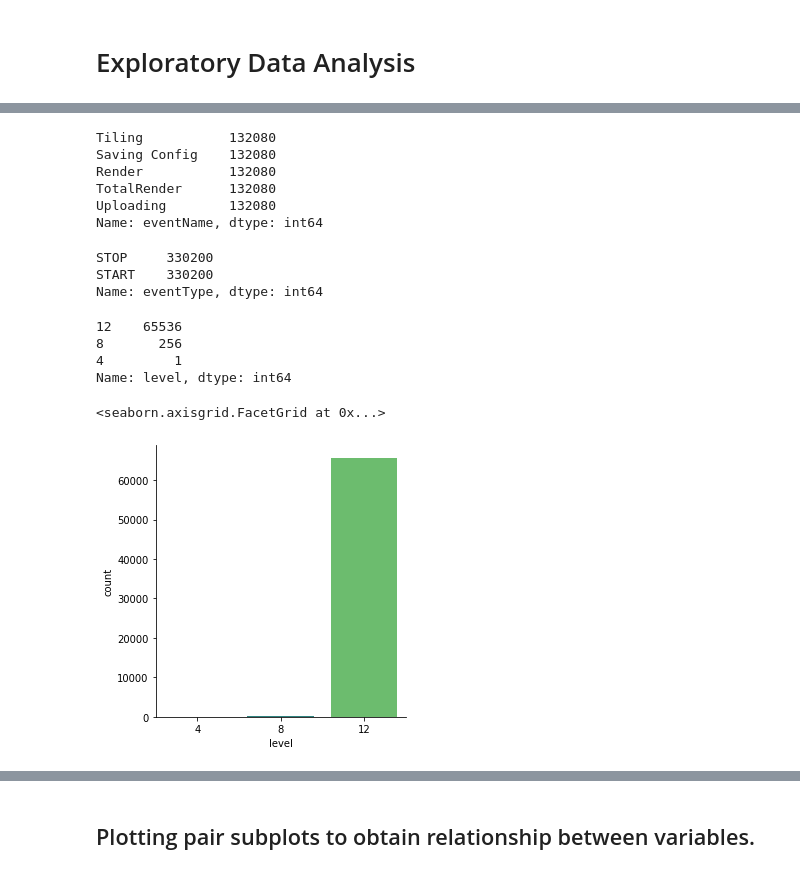
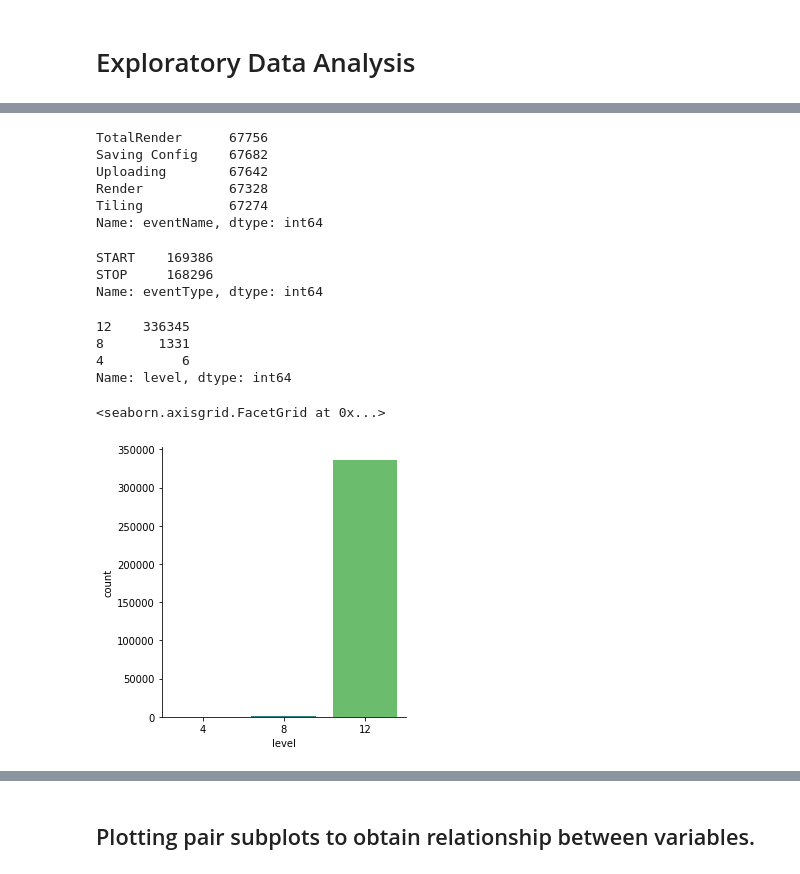
Before and after one commit to Saarge-z/Performance-Evaluation-of-Terapixel-Rendering, a Jupyter notebook: Cloud Project.ipynb, the cells around one changed output, grey strips where cells are left out. Drawn from its saved outputs; the diff is of its cells as text; code cells hidden in the pictures.

```diff
--- a/Cloud Project.ipynb
+++ b/Cloud Project.ipynb
@@ -111,0 +117,5 @@ def merge_check_task(df_checkpoints, df_tasks):
+# %%
+# Converting timestamp for gpu data
+
+df_gpu['timestamp'] = timestamp_conv(df_gpu['timestamp'])
+df_gpu
@@ -111,0 +136,4 @@ def merge_check_task(df_checkpoints, df_tasks):
+# %%
+# Converting timestamp for merged data (appl. check and task)
+merge_1['timestamp'] = timestamp_conv(merge_1['timestamp'])
+merge_1
@@ -112,11 +154,9 @@ def merge_check_task(df_checkpoints, df_tasks):
 # %%
-def merge_gpu_app(gpu_data, df_app):
+def final_merge_gpu(gpu_data,  merge_1):
 
 
-    # Merging gpu and application chechpoints data (inner join) based on timestamp and hostname
+    # Merging gpu and application checkpoints data (inner join) based on timestamp and hostname
 
-    merge_gpu_app = gpu_data.merge(df_app,
-                                     on=['timestamp', 'hostname'], how='inner')
+    merge_gpu_app = gpu_data.merge(merge_1,on=['timestamp'], how='inner')
     return (merge_gpu_app)
-
-df_merge_apu_app = merge_gpu_app(df_gpu, df_app)
+df_final = final_merge_gpu(df_gpu, merge_1)
@@ -142,10 +268,10 @@ Name: hostname, Length: 1024, dtype: int64
 # %%
-# Plotting host name frequency
-df_gpu['hostname'].value_counts().plot(kind = 'hist')
-plt.xlabel('Number of Tasks Assigned')
-plt.title('Tasks Assigned by GPU')
-plt.rcParams['figure.figsize'] = [10, 6]
+# # Plotting host name frequency
+# merge_1['hostname'].value_counts().plot(kind = 'hist')
+# plt.xlabel('Number of Tasks Assigned')
+# plt.title('Tasks Assigned by GPU')
+# plt.rcParams['figure.figsize'] = [10, 6]
 
- # Saving figure
-#plt.savefig('Images/tasks.png')
-plt.show()
+#  # Saving figure
+# #plt.savefig('Images/tasks.png')
+# plt.show()
@@ -244,30 +368,30 @@ plt.show()
 # %%
 # Displaying total iterations based on event name
-df_app['eventName'].value_counts()
+df_final['eventName'].value_counts()
 # %% [output]
-Tiling           132080
-Saving Config    132080
-Render           132080
-TotalRender      132080
-Uploading        132080
+TotalRender      67756
+Saving Config    67682
+Uploading        67642
+Render           67328
+Tiling           67274
 Name: eventName, dtype: int64
 # %%
 # Displaying total iterations based on event type
-df_app['eventType'].value_counts()
+df_final['eventType'].value_counts()
 # %% [output]
-STOP     330200
-START    330200
+START    169386
+STOP     168296
 Name: eventType, dtype: int64
 # %%
 # Displaying counts based on level
-df_task['level'].value_counts()
+df_final['level'].value_counts()
 # %% [output]
-12    65536
-8       256
-4         1
+12    336345
+8       1331
+4          6
 Name: level, dtype: int64
 # %%
-sns.catplot(x='level',kind='count', data=df_task, height=4.5, palette='viridis')
+sns.catplot(x='level',kind='count', data=df_final, height=4.5, palette='viridis')
 # %% [output]
 <seaborn.axisgrid.FacetGrid at 0x...>
-[figure, old version]
+[figure, new version]
```
Also changed, not shown: parts of 29 cells of this notebook, 6 other files.
